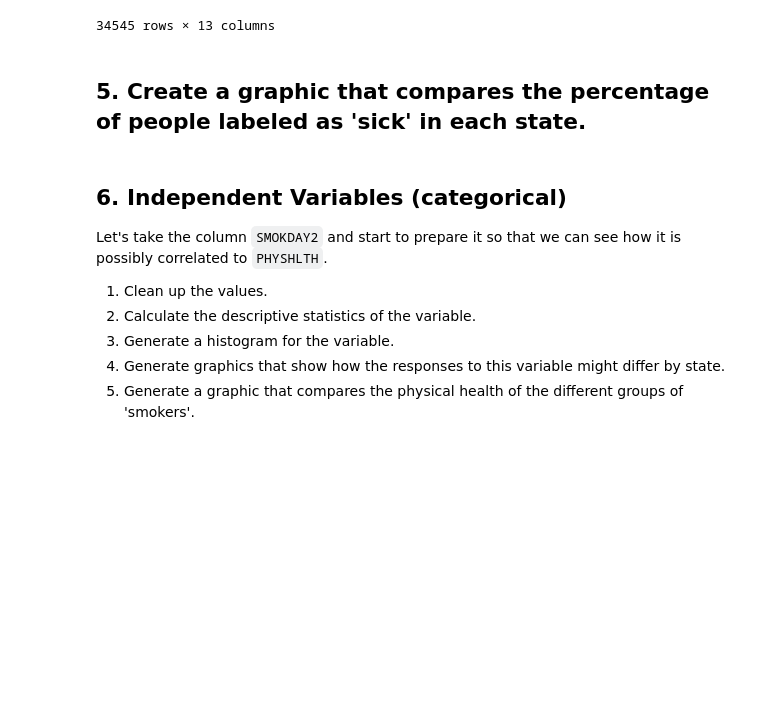
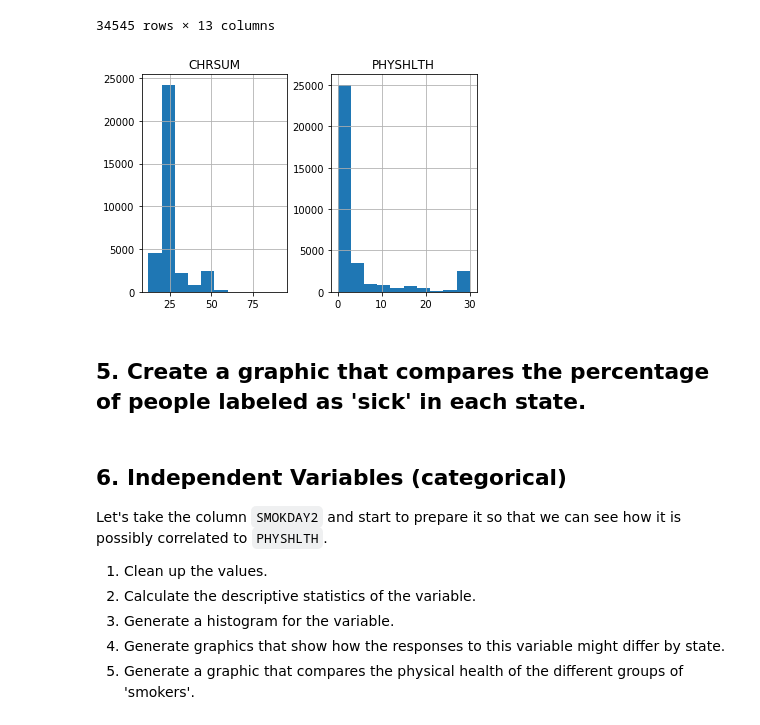
Before and after one commit to k0marrr1/nyc-mhtn-ds-010620-lectures, a Jupyter notebook: week_2/case_study/Data_Exploration_Applied.ipynb, the cells around one changed output. Cells and saved outputs as stored; diff of their text form; code cells hidden in the pictures; blank space fills up the shorter version.

```diff
--- a/week_2/case_study/Data_Exploration_Applied.ipynb
+++ b/week_2/case_study/Data_Exploration_Applied.ipynb
@@ -244,6 +244,14 @@ df_chr_all
 | 303777 | NY | 0.0 | 2.0 | 2.0 | 2.0 | 0.0 | 2.0 | 2.0 | 2.0 | 1.0 | ... |
 | 303778 | NY | 0.0 | 2.0 | 2.0 | 2.0 | 0.0 | 2.0 | 2.0 | 2.0 | 2.0 | ... |
 34545 rows × 13 columns
+# %%
+df_chr_all['CHRSUM'] = df_chr_all.sum(axis=1)
+# %%
+df_chr = pd.concat([df_phy, df_chr_all[['CHRSUM']]], axis = 1)
+# %%
+hist2 = df_chr.hist()
+# %% [output]
+[figure, added]
 # %% [markdown]
 ## 5. Create a graphic that compares the percentage of people labeled as 'sick' in each state.
 # %%
```
Also changed, not shown: parts of 8 cells of this notebook.
